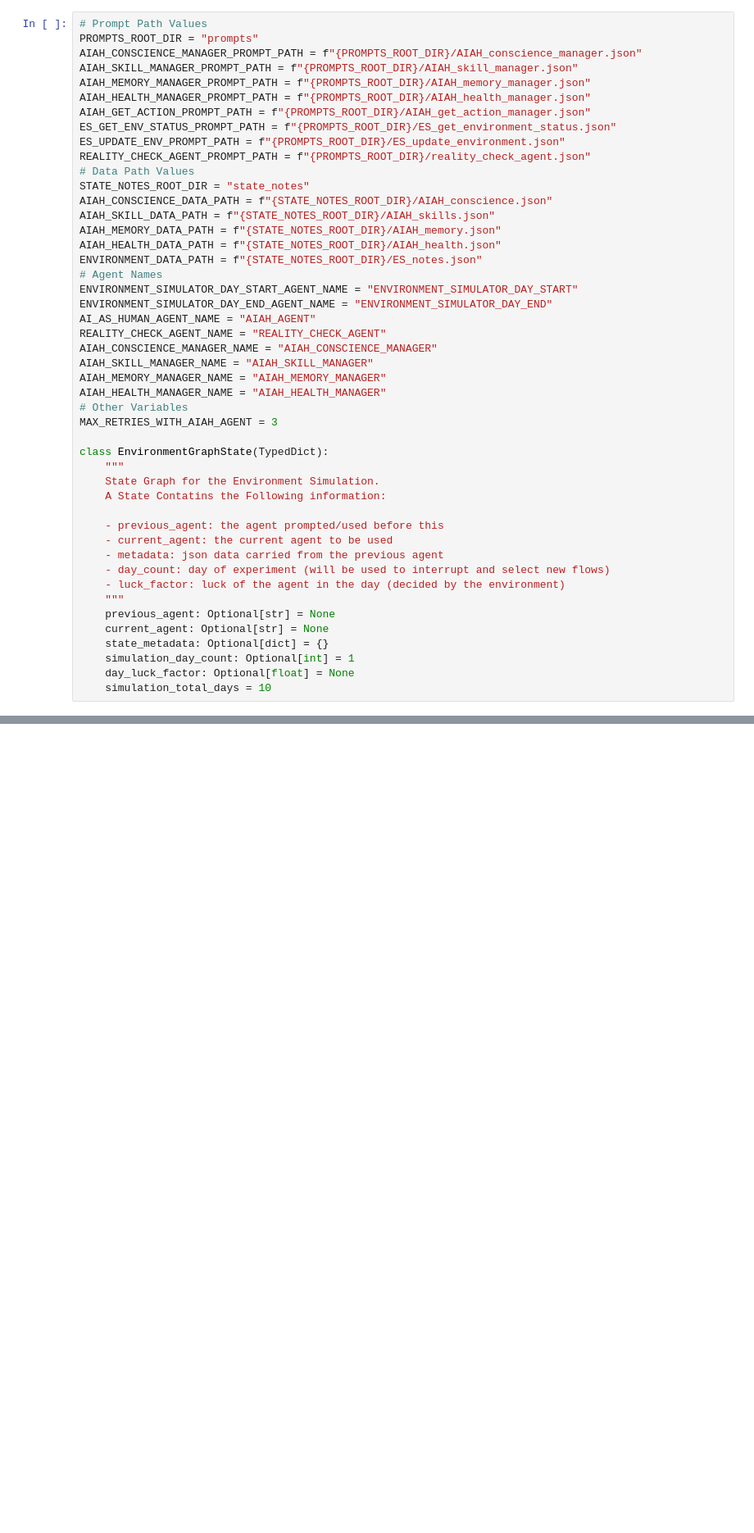
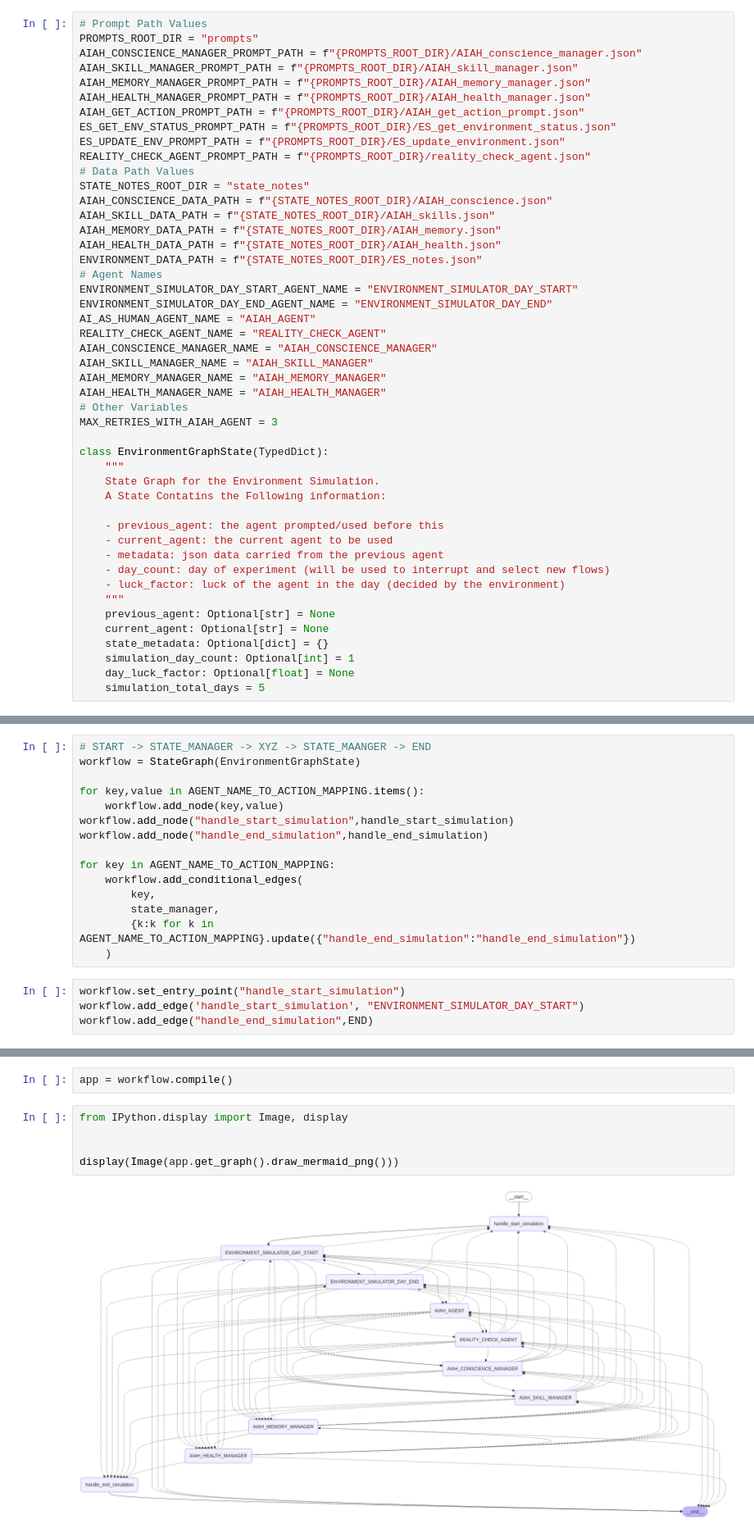
Before and after one commit to GThakur26/Agentic-AI-Workflow-Research-Conscious-AI, a Jupyter notebook: Environment Simulation V1.ipynb, the cells around one changed output, grey strips where cells are left out. Shown: that part at 82% size. Saved outputs shown, nothing was run; the diff lists cells and outputs as text; blank space fills up the shorter version.

Commit message:
simulation running

```diff
--- a/Environment Simulation V1.ipynb
+++ b/Environment Simulation V1.ipynb
@@ -32,7 +32,7 @@ AIAH_CONSCIENCE_MANAGER_PROMPT_PATH = f"{PROMPTS_ROOT_DIR}/AIAH_conscience_manag
 AIAH_SKILL_MANAGER_PROMPT_PATH = f"{PROMPTS_ROOT_DIR}/AIAH_skill_manager.json"
 AIAH_MEMORY_MANAGER_PROMPT_PATH = f"{PROMPTS_ROOT_DIR}/AIAH_memory_manager.json"
 AIAH_HEALTH_MANAGER_PROMPT_PATH = f"{PROMPTS_ROOT_DIR}/AIAH_health_manager.json"
-AIAH_GET_ACTION_PROMPT_PATH = f"{PROMPTS_ROOT_DIR}/AIAH_get_action_manager.json"
+AIAH_GET_ACTION_PROMPT_PATH = f"{PROMPTS_ROOT_DIR}/AIAH_get_action_prompt.json"
 ES_GET_ENV_STATUS_PROMPT_PATH = f"{PROMPTS_ROOT_DIR}/ES_get_environment_status.json"
 ES_UPDATE_ENV_PROMPT_PATH = f"{PROMPTS_ROOT_DIR}/ES_update_environment.json"
 REALITY_CHECK_AGENT_PROMPT_PATH = f"{PROMPTS_ROOT_DIR}/reality_check_agent.json"
@@ -71,7 +71,7 @@ class EnvironmentGraphState(TypedDict):
     state_metadata: Optional[dict] = {}
     simulation_day_count: Optional[int] = 1
     day_luck_factor: Optional[float] = None
-    simulation_total_days = 10
+    simulation_total_days = 5
 # %%
 def  display_prompt_metadata(prompt_data):
     print(f"Prompt Metadata:")
@@ -515,0 +569,19 @@ AGENT_NAME_TO_ACTION_MAPPING = {
+# %%
+# START -> STATE_MANAGER -> XYZ -> STATE_MAANGER -> END
+workflow = StateGraph(EnvironmentGraphState)
+
+for key,value in AGENT_NAME_TO_ACTION_MAPPING.items():
+    workflow.add_node(key,value)
+workflow.add_node("handle_start_simulation",handle_start_simulation)
+workflow.add_node("handle_end_simulation",handle_end_simulation)
+
+for key in AGENT_NAME_TO_ACTION_MAPPING:
+    workflow.add_conditional_edges(
+        key,
+        state_manager,
+        {k:k for k in AGENT_NAME_TO_ACTION_MAPPING}.update({"handle_end_simulation":"handle_end_simulation"})
+    )
+# %%
+workflow.set_entry_point("handle_start_simulation")
+workflow.add_edge('handle_start_simulation', "ENVIRONMENT_SIMULATOR_DAY_START")
+workflow.add_edge("handle_end_simulation",END)
@@ -515,0 +590,9 @@ AGENT_NAME_TO_ACTION_MAPPING = {
+# %%
+app = workflow.compile()
+# %%
+from IPython.display import Image, display
+
+
+display(Image(app.get_graph().draw_mermaid_png()))
+# %% [output]
+[figure, added]
```
Also changed, not shown: parts of 4 cells of this notebook.
